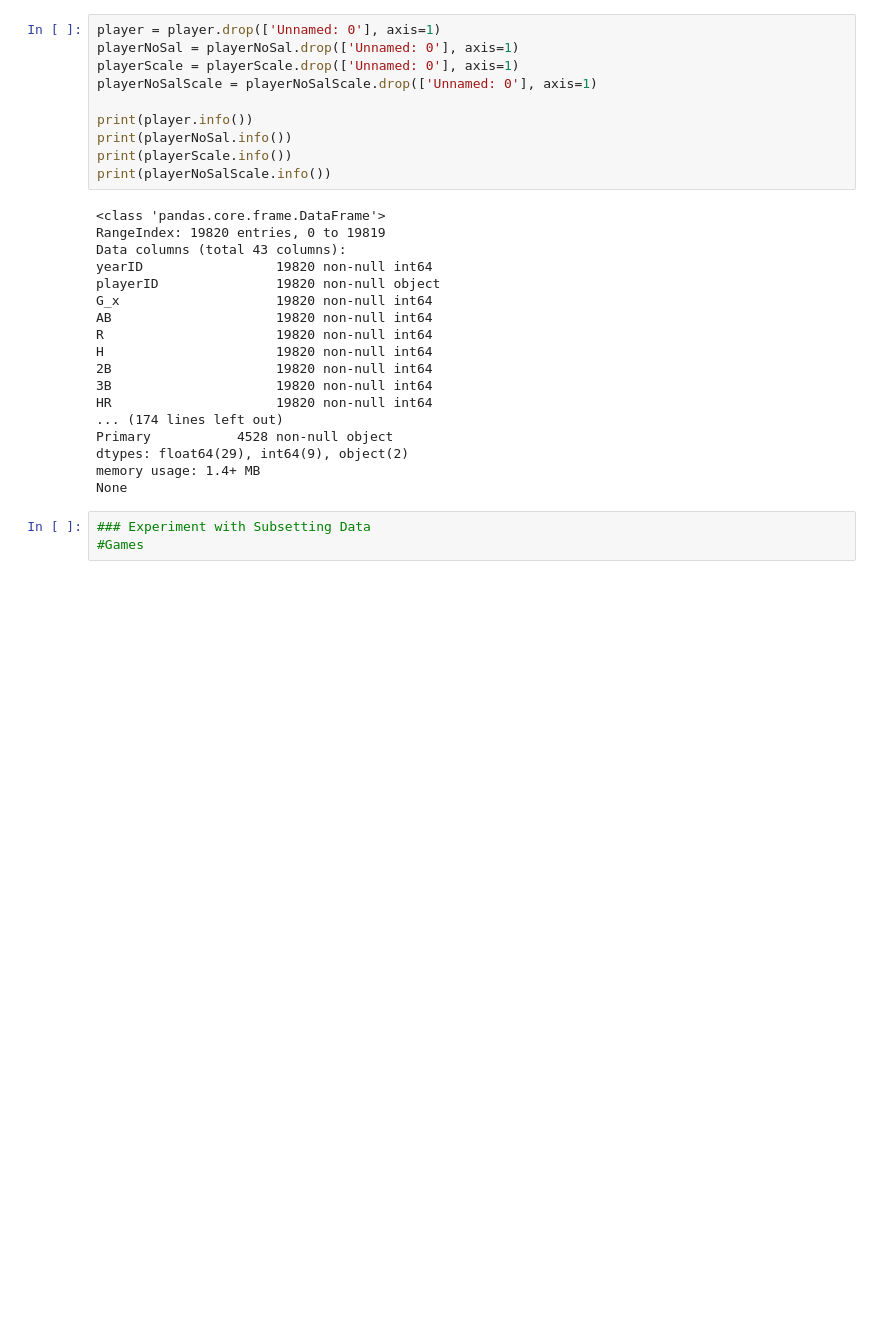
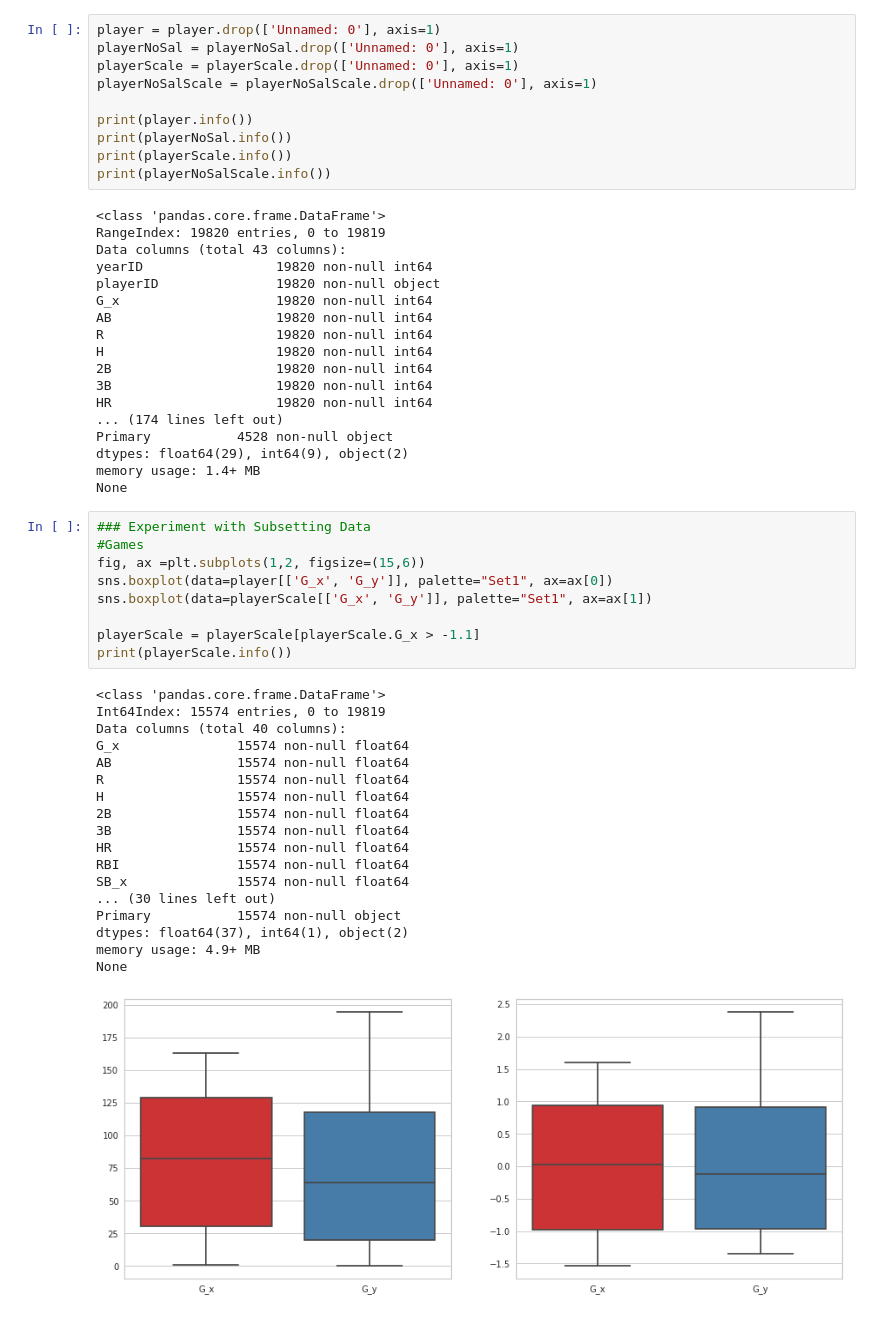
Before and after one commit to georgesturrock/7331_Lab2, a Jupyter notebook: GS_ModelEval3_POSClassification.ipynb, the cells around one changed output. Saved outputs shown, nothing was run; the diff lists cells and outputs as text; blank space fills up the shorter version.

```diff
--- a/GS_ModelEval3_POSClassification.ipynb
+++ b/GS_ModelEval3_POSClassification.ipynb
@@ -38,8 +42,33 @@ Primary           4528 non-null object
 dtypes: float64(29), int64(9), object(2)
 memory usage: 1.4+ MB
 None
-# %%
-### Experiment with Subsetting Data
-#Games
+# %%
+### Experiment with Subsetting Data
+#Games
+fig, ax =plt.subplots(1,2, figsize=(15,6))
+sns.boxplot(data=player[['G_x', 'G_y']], palette="Set1", ax=ax[0])
+sns.boxplot(data=playerScale[['G_x', 'G_y']], palette="Set1", ax=ax[1])
+
+playerScale = playerScale[playerScale.G_x > -1.1]
+print(playerScale.info())
+# %% [output]
+<class 'pandas.core.frame.DataFrame'>
+Int64Index: 15574 entries, 0 to 19819
+Data columns (total 40 columns):
+G_x               15574 non-null float64
+AB                15574 non-null float64
+R                 15574 non-null float64
+H                 15574 non-null float64
+2B                15574 non-null float64
+3B                15574 non-null float64
+HR                15574 non-null float64
+RBI               15574 non-null float64
+SB_x              15574 non-null float64
+... (30 lines left out)
+Primary           15574 non-null object
+dtypes: float64(37), int64(1), object(2)
+memory usage: 4.9+ MB
+None
+[figure, added]
 # %% [markdown]
 ### Linear Discriminate Analysis
```
Also changed, not shown: parts of 11 cells of this notebook, 1 other file.
